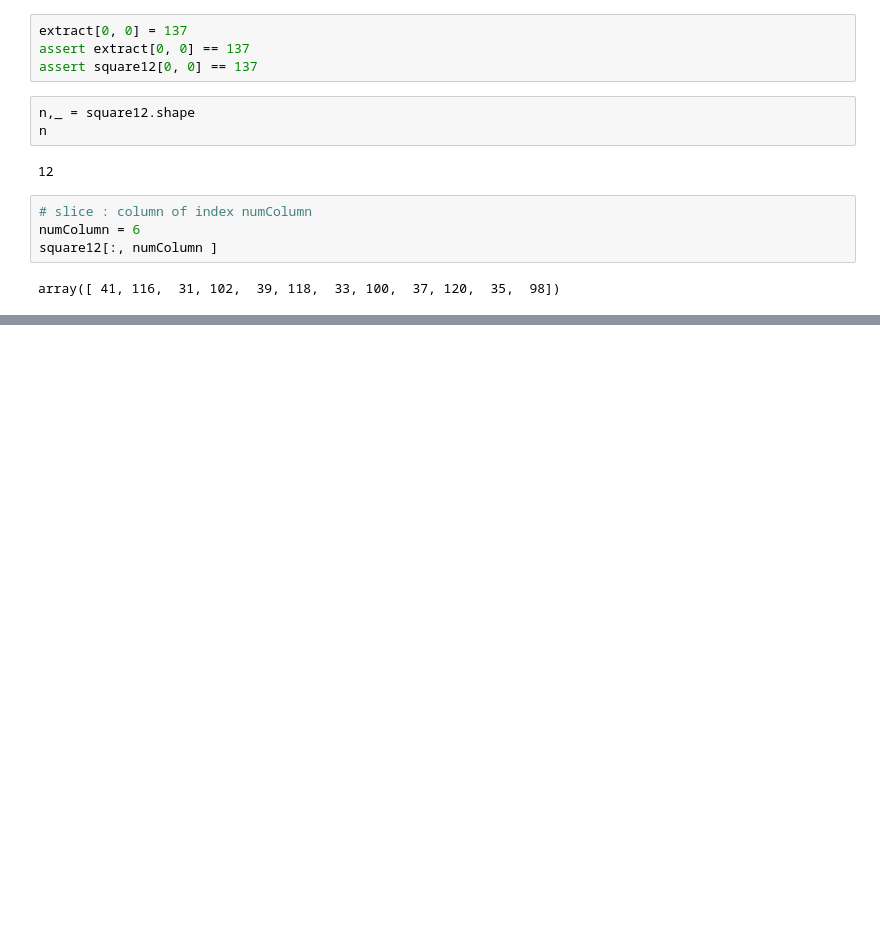
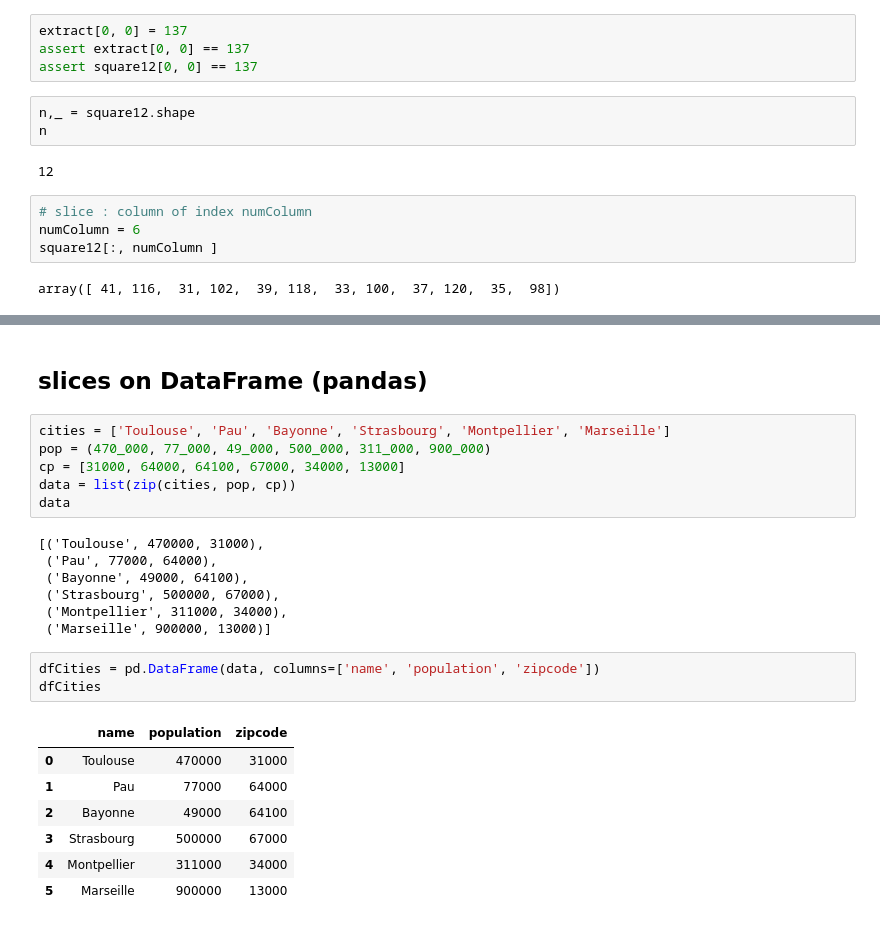
Before and after one commit to matthcol/python_advanced_202312, a Jupyter notebook: 02-slices/day2-slices.ipynb, the cells around one changed output, grey strips where cells are left out. Saved outputs shown, nothing was run; the diff lists cells and outputs as text; blank space fills up the shorter version.

Commit message:
end slice

```diff
--- a/02-slices/day2-slices.ipynb
+++ b/02-slices/day2-slices.ipynb
@@ -213,0 +318,26 @@ array([ 41, 116,  31, 102,  39, 118,  33, 100,  37, 120,  35,  98])
+# %% [markdown]
+## slices on DataFrame (pandas)
+# %%
+cities = ['Toulouse', 'Pau', 'Bayonne', 'Strasbourg', 'Montpellier', 'Marseille']
+pop = (470_000, 77_000, 49_000, 500_000, 311_000, 900_000)
+cp = [31000, 64000, 64100, 67000, 34000, 13000]
+data = list(zip(cities, pop, cp))
+data
+# %% [output]
+[('Toulouse', 470000, 31000),
+ ('Pau', 77000, 64000),
+ ('Bayonne', 49000, 64100),
+ ('Strasbourg', 500000, 67000),
+ ('Montpellier', 311000, 34000),
+ ('Marseille', 900000, 13000)]
+# %%
+dfCities = pd.DataFrame(data, columns=['name', 'population', 'zipcode'])
+dfCities
+# %% [output]
+|  | name | population | zipcode |
+| 0 | Toulouse | 470000 | 31000 |
+| 1 | Pau | 77000 | 64000 |
+| 2 | Bayonne | 49000 | 64100 |
+| 3 | Strasbourg | 500000 | 67000 |
+| 4 | Montpellier | 311000 | 34000 |
+| 5 | Marseille | 900000 | 13000 |
```
Also changed, not shown: parts of 28 cells of this notebook.
